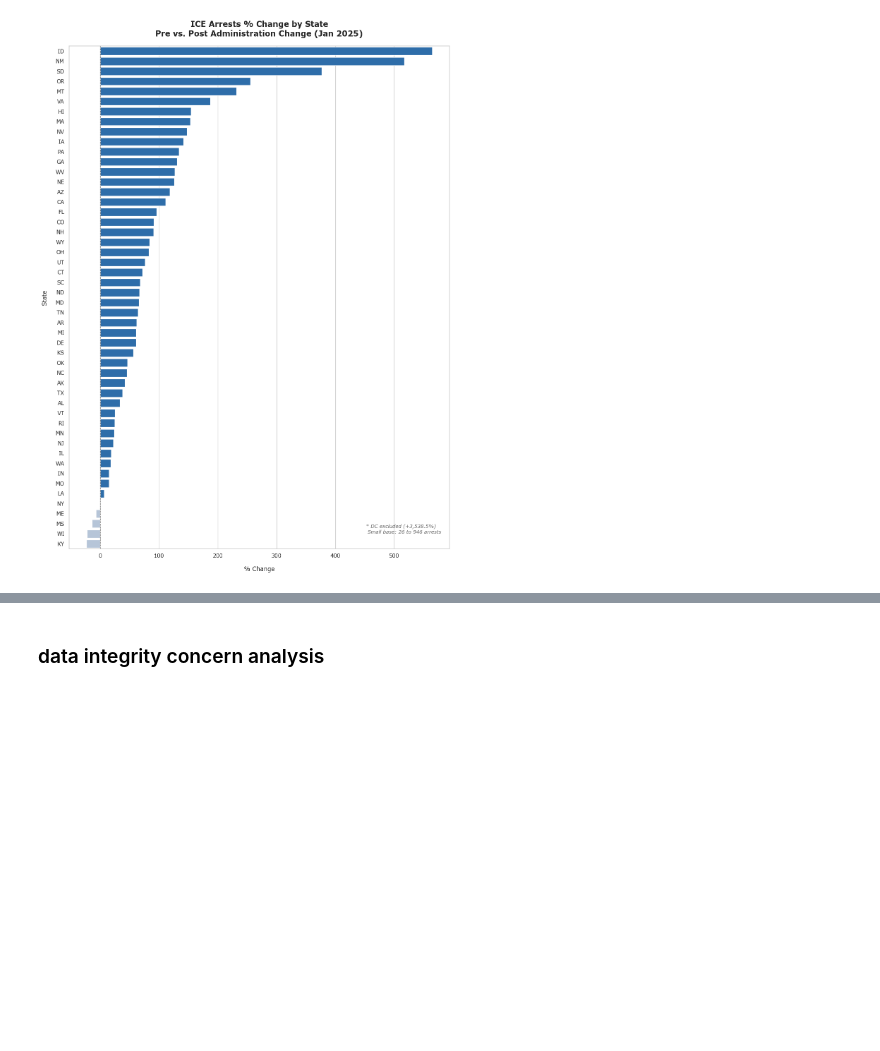
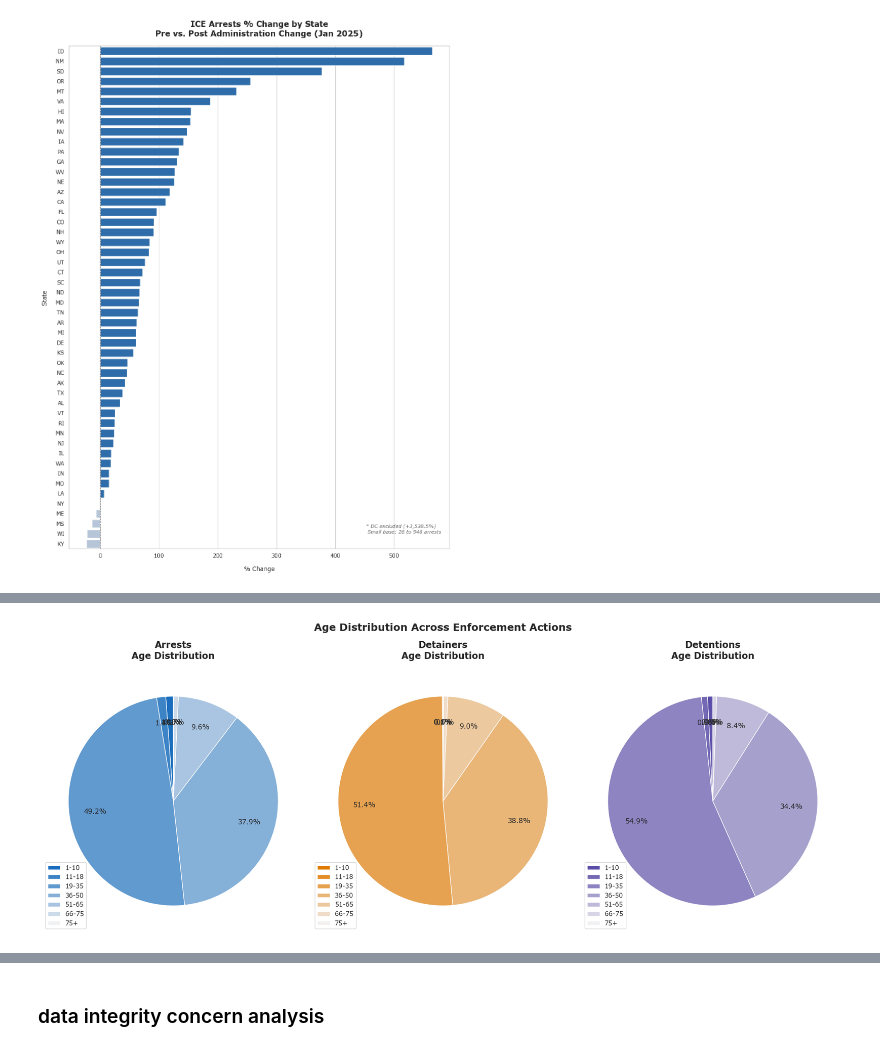
Before and after one commit to leamsley/capstone_project, a Jupyter notebook: data_analysis.ipynb, the cells around one changed output, grey strips where cells are left out. Drawn from its saved outputs; the diff is of its cells as text; code cells hidden in the pictures; blank space fills up the shorter version.

Commit message:
Progress checkpoint with partial age analysis/visualizations

```diff
--- a/data_analysis.ipynb
+++ b/data_analysis.ipynb
@@ -822,0 +1026,74 @@ Arrests: 1 -> 94
+# %%
+# create a pie chart to demonstrate age brackets
+
+# define age buckets for chart
+# Arrests
+arrests_pie_1_10 = len(df_arrests[(df_arrests['age'] >= 1) & (df_arrests['age'] <= 10)])
+arrests_pie_11_18 = len(df_arrests[(df_arrests['age'] >= 11) & (df_arrests['age'] <= 18)])
+arrests_pie_19_35 = len(df_arrests[(df_arrests['age'] >= 19) & (df_arrests['age'] <= 35)])
+arrests_pie_36_50 = len(df_arrests[(df_arrests['age'] >= 36) & (df_arrests['age'] <= 50)])
+arrests_pie_51_65 = len(df_arrests[(df_arrests['age'] >= 51) & (df_arrests['age'] <= 65)])
+arrests_pie_66_75 = len(df_arrests[(df_arrests['age'] >= 66) & (df_arrests['age'] <= 75)])
+arrests_pie_75_plus = len(df_arrests[df_arrests['age'] > 75])
+
+# Detainers
+detainers_pie_1_10 = len(df_detainers[(df_detainers['age'] >= 1) & (df_detainers['age'] <= 10)])
+detainers_pie_11_18 = len(df_detainers[(df_detainers['age'] >= 11) & (df_detainers['age'] <= 18)])
+detainers_pie_19_35 = len(df_detainers[(df_detainers['age'] >= 19) & (df_detainers['age'] <= 35)])
+detainers_pie_36_50 = len(df_detainers[(df_detainers['age'] >= 36) & (df_detainers['age'] <= 50)])
+detainers_pie_51_65 = len(df_detainers[(df_detainers['age'] >= 51) & (df_detainers['age'] <= 65)])
+detainers_pie_66_75 = len(df_detainers[(df_detainers['age'] >= 66) & (df_detainers['age'] <= 75)])
+detainers_pie_75_plus = len(df_detainers[df_detainers['age'] > 75])
+
+# Detentions
+detentions_pie_1_10 = len(df_detentions[(df_detentions['age'] >= 1) & (df_detentions['age'] <= 10)])
+detentions_pie_11_18 = len(df_detentions[(df_detentions['age'] >= 11) & (df_detentions['age'] <= 18)])
+detentions_pie_19_35 = len(df_detentions[(df_detentions['age'] >= 19) & (df_detentions['age'] <= 35)])
+detentions_pie_36_50 = len(df_detentions[(df_detentions['age'] >= 36) & (df_detentions['age'] <= 50)])
+detentions_pie_51_65 = len(df_detentions[(df_detentions['age'] >= 51) & (df_detentions['age'] <= 65)])
+detentions_pie_66_75 = len(df_detentions[(df_detentions['age'] >= 66) & (df_detentions['age'] <= 75)])
+detentions_pie_75_plus = len(df_detentions[df_detentions['age'] > 75])
+
+# create the chart
+age_pie_labels: list[str] = ['1-10', '11-18', '19-35', '36-50', '51-65', '66-75', '75+']
+
+fig, (ax1, ax2, ax3) = plt.subplots(1, 3, figsize=(20, 8))
+
+ax1.pie(
+    [arrests_pie_1_10, arrests_pie_11_18, arrests_pie_19_35, arrests_pie_36_50, arrests_pie_51_65, arrests_pie_66_75, arrests_pie_75_plus],
+    autopct='%1.1f%%',
+    pctdistance=0.75,
+    colors=sns.light_palette('#1A6EBD', n_colors=7, reverse=True),
+    startangle=90,
+)
+
+ax1.legend(age_pie_labels, loc='lower left')
+ax1.set_title('Arrests\nAge Distribution', fontsize=16, fontweight='bold', pad=20)
+
+ax2.pie(
+    [detainers_pie_1_10, detainers_pie_11_18, detainers_pie_19_35, detainers_pie_36_50, detainers_pie_51_65, detainers_pie_66_75, detainers_pie_75_plus],
+    autopct='%1.1f%%',
+    pctdistance=0.75,
+    colors=sns.light_palette('#E07B00', n_colors=7, reverse=True),
+    startangle=90
+)
+
+ax2.legend(age_pie_labels, loc='lower left')
+ax2.set_title('Detainers\nAge Distribution', fontsize=16, fontweight='bold', pad=20)
+
+ax3.pie(
+    [detentions_pie_1_10, detentions_pie_11_18, detentions_pie_19_35, detentions_pie_36_50, detentions_pie_51_65, detentions_pie_66_75, detentions_pie_75_plus],
+    autopct='%1.1f%%',
+    pctdistance=0.75,
+    colors=sns.light_palette('#5B4EA8', n_colors=7, reverse=True),
+    startangle=90
+)
+
+ax3.legend(age_pie_labels, loc='lower left')
+ax3.set_title('Detentions\nAge Distribution', fontsize=16, fontweight='bold', pad=20)
+
+plt.suptitle('Age Distribution Across Enforcement Actions', fontsize=18, fontweight='bold', y=1.02)
+plt.tight_layout()
+plt.show()
+# %% [output]
+[figure, added]
```
Also changed, not shown: parts of 8 cells of this notebook.
